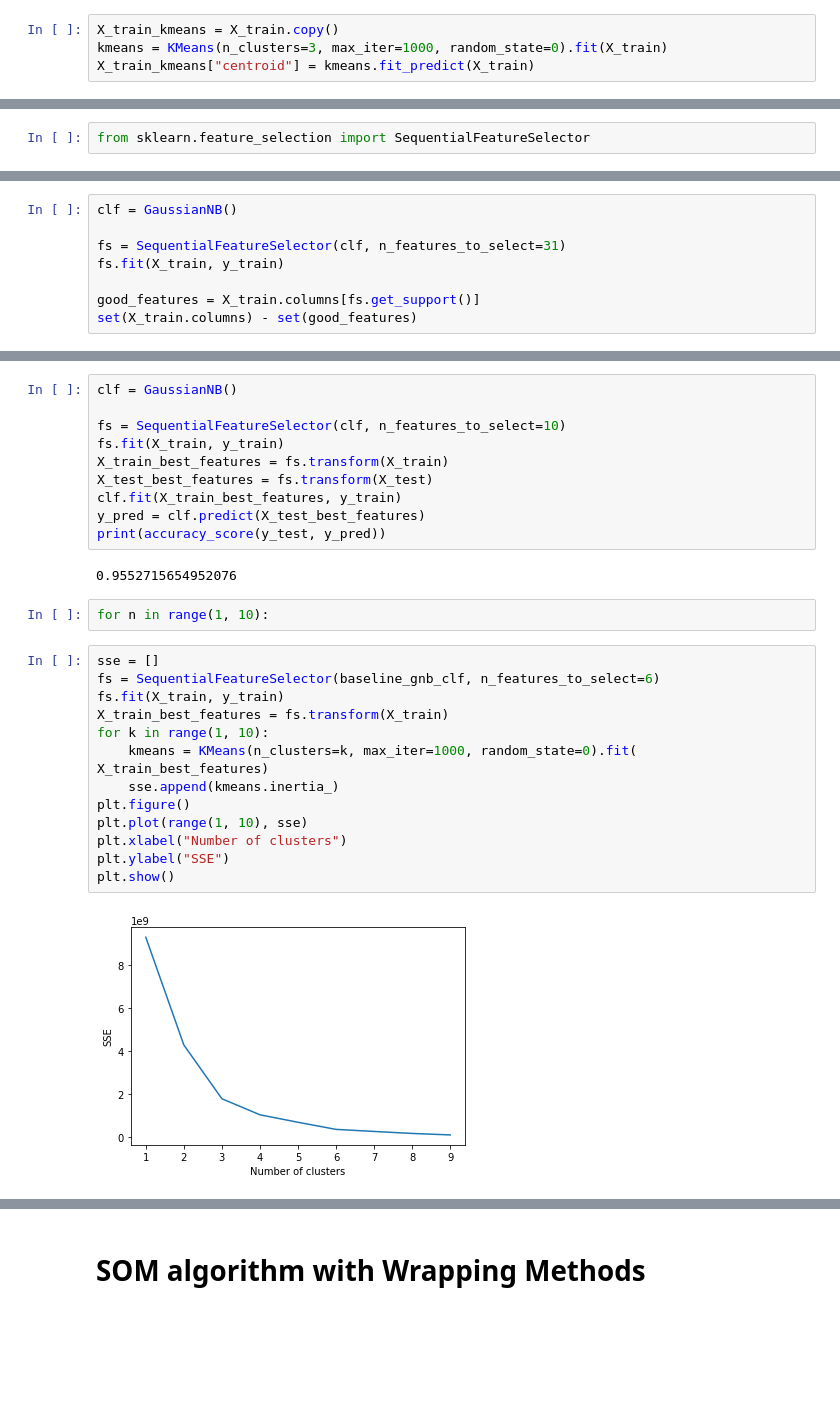
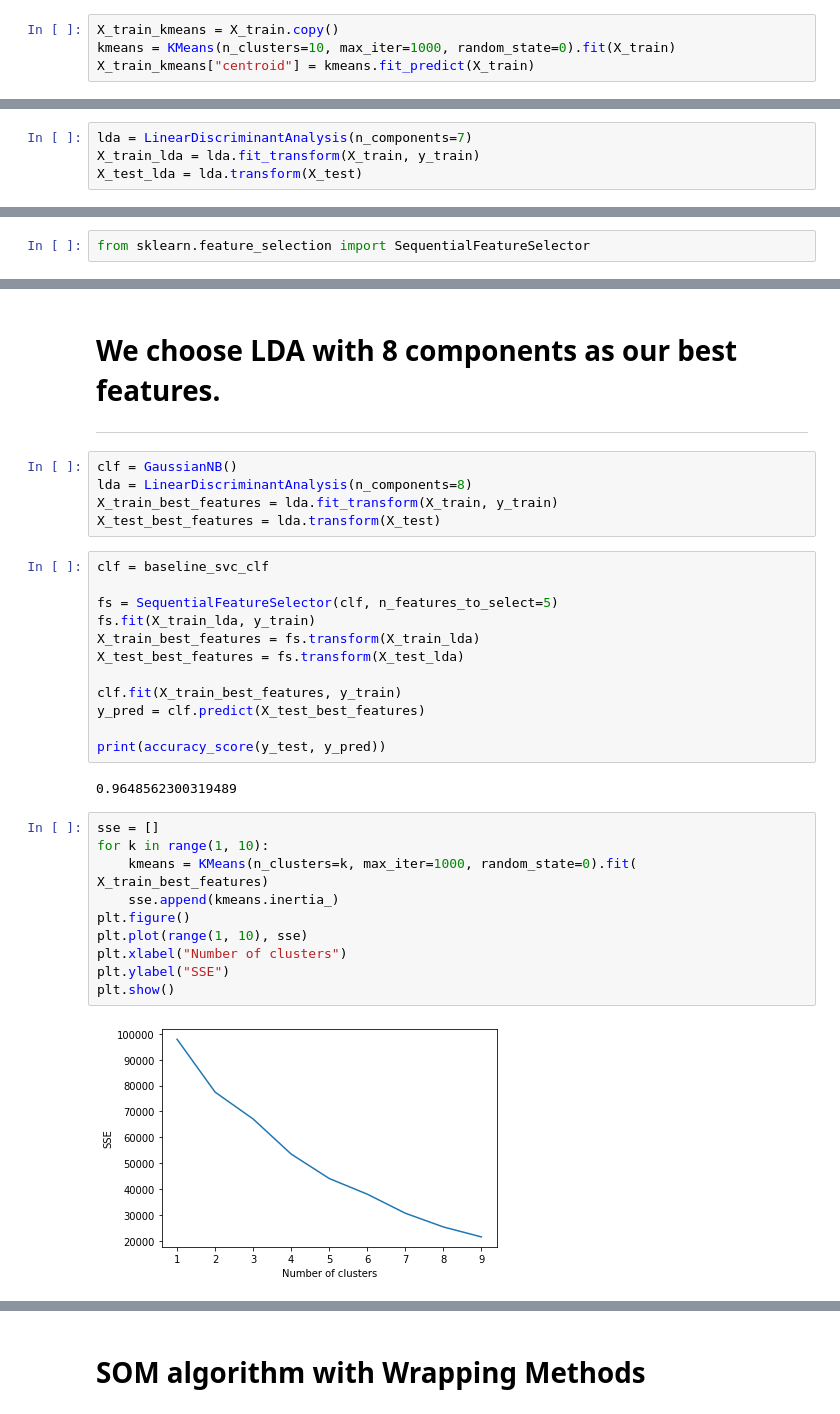
Before and after one commit to Ebrahimmm2019/Applied-Machine-Learning, a Jupyter notebook: dimensionality-reduction/Dimensionality_Reduction2.ipynb, the cells around one changed output, grey strips where cells are left out. Drawn from its saved outputs; the diff is of its cells as text; blank space fills up the shorter version.

```diff
--- a/dimensionality-reduction/Dimensionality_Reduction2.ipynb
+++ b/dimensionality-reduction/Dimensionality_Reduction2.ipynb
@@ -186,4 +131,4 @@ plt.show()
 # %%
 X_train_kmeans = X_train.copy()
-kmeans = KMeans(n_clusters=3, max_iter=1000, random_state=0).fit(X_train)
+kmeans = KMeans(n_clusters=10, max_iter=1000, random_state=0).fit(X_train)
 X_train_kmeans["centroid"] = kmeans.fit_predict(X_train)
@@ -246,3 +277,7 @@ X_test_pca = pca.transform(X_test)
+# %%
+lda = LinearDiscriminantAnalysis(n_components=7)
+X_train_lda = lda.fit_transform(X_train, y_train)
+X_test_lda = lda.transform(X_test)
 # %% [markdown]
 # Feature Selection by Filtering
 # %%
@@ -308,8 +353,0 @@ With less than 10 features, Gaussian NB is achieving more than 90% accuracy. Thi
-# %%
-clf = GaussianNB()
-
-fs = SequentialFeatureSelector(clf, n_features_to_select=31)
-fs.fit(X_train, y_train)
-
-good_features = X_train.columns[fs.get_support()]
-set(X_train.columns) - set(good_features)
@@ -330,29 +379,35 @@ visualize_accs(baseline_svc_acc, accs, "SVM", operation='Selected Features', xla
+# %% [markdown]
+# We choose LDA with 8 components as our best features.
+
+---
+# %%
+clf = GaussianNB()
+lda = LinearDiscriminantAnalysis(n_components=8)
+X_train_best_features = lda.fit_transform(X_train, y_train)
+X_test_best_features = lda.transform(X_test)
 # %%
-clf = GaussianNB()
+clf = baseline_svc_clf
 
-fs = SequentialFeatureSelector(clf, n_features_to_select=10)
-fs.fit(X_train, y_train)
-X_train_best_features = fs.transform(X_train)
-X_test_best_features = fs.transform(X_test)
+fs = SequentialFeatureSelector(clf, n_features_to_select=5)
+fs.fit(X_train_lda, y_train)
+X_train_best_features = fs.transform(X_train_lda)
+X_test_best_features = fs.transform(X_test_lda)
+
 clf.fit(X_train_best_features, y_train)
 y_pred = clf.predict(X_test_best_features)
+
 print(accuracy_score(y_test, y_pred))
 # %% [output]
-0.9552715654952076
+0.9648562300319489
-# %%
-for n in range(1, 10):
 # %%
 sse = []
-fs = SequentialFeatureSelector(baseline_gnb_clf, n_features_to_select=6)
-fs.fit(X_train, y_train)
-X_train_best_features = fs.transform(X_train)
 for k in range(1, 10):
     kmeans = KMeans(n_clusters=k, max_iter=1000, random_state=0).fit( X_train_best_features)
     sse.append(kmeans.inertia_)
 plt.figure()
 plt.plot(range(1, 10), sse)
 plt.xlabel("Number of clusters")
 plt.ylabel("SSE")
 plt.show()
 # %% [output]
-[figure, old version]
+[figure, new version]
```
Also changed, not shown: parts of 52 cells of this notebook.
